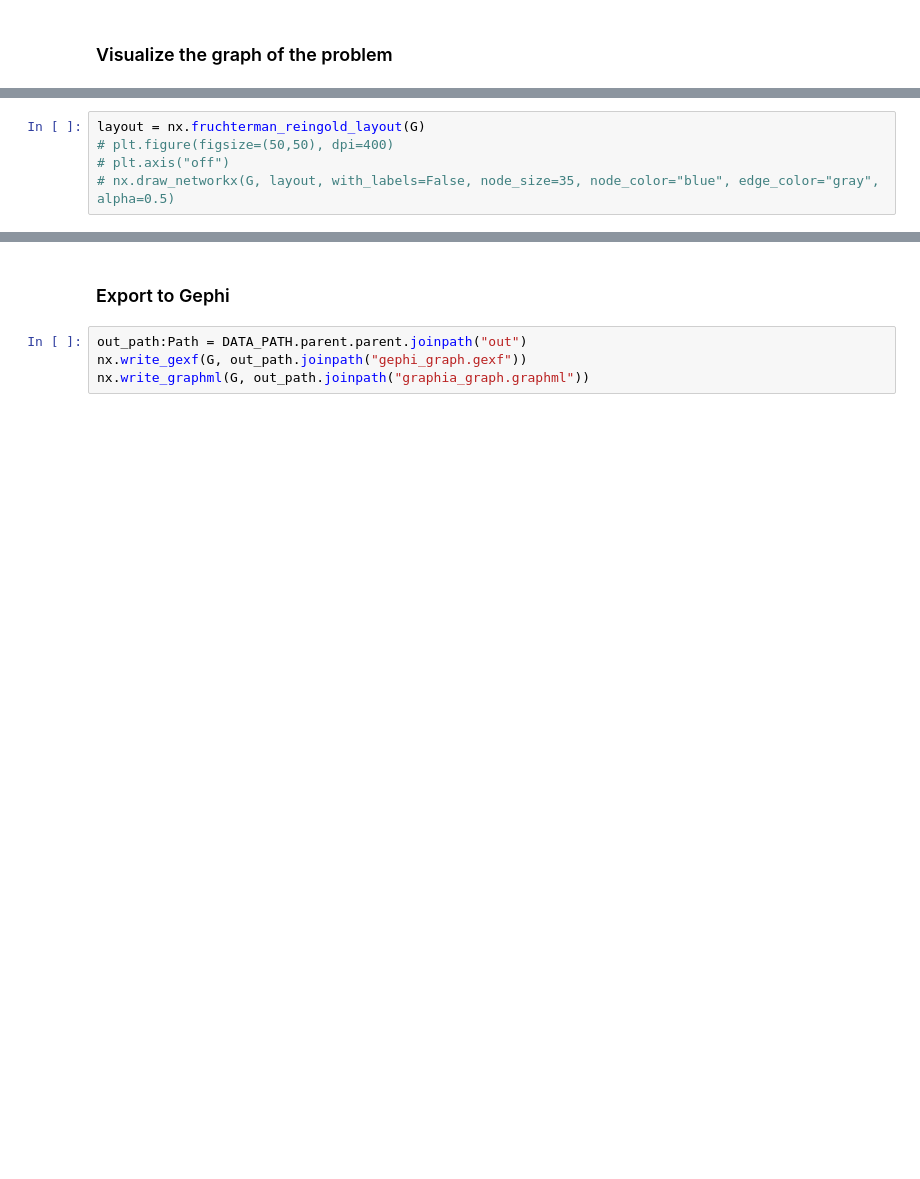
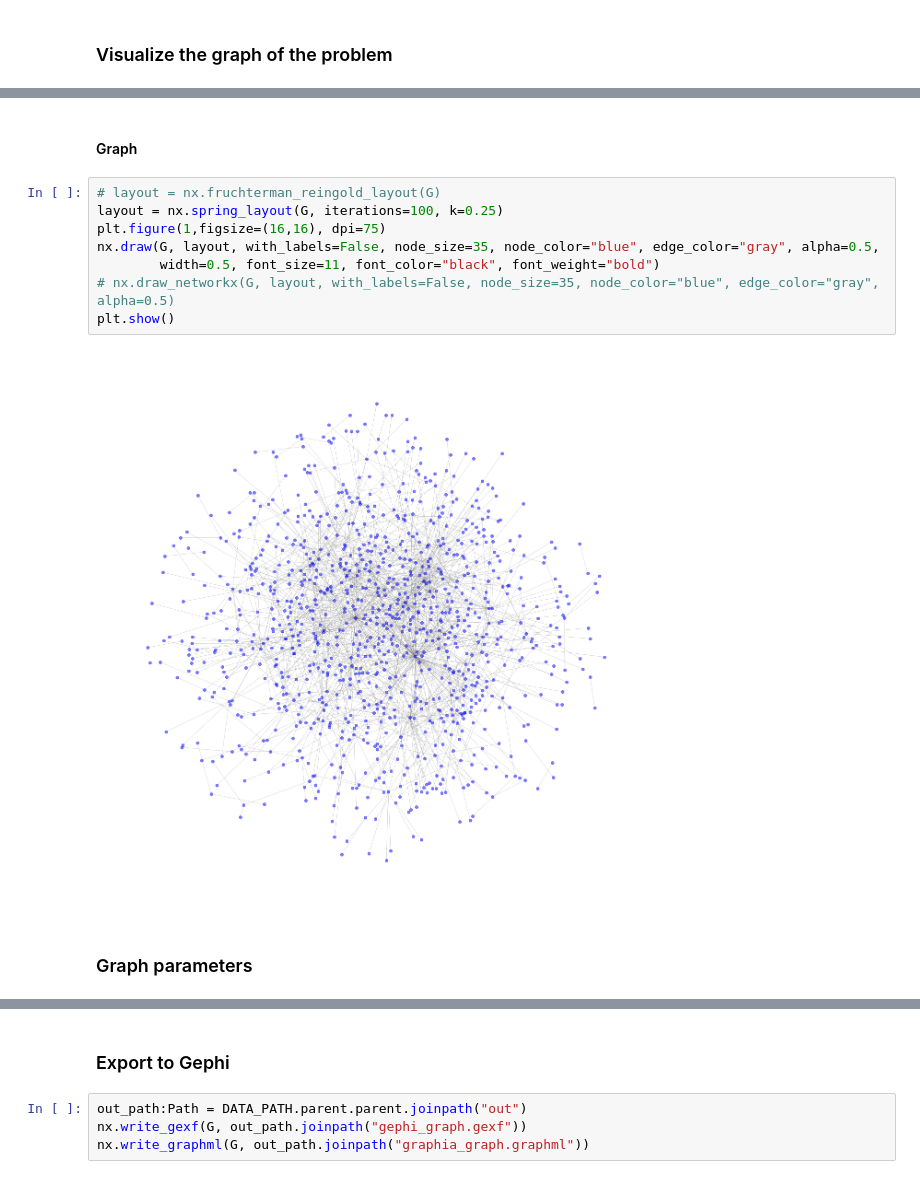
Before and after one commit to Siponek/Network-Analysis-Al-Capone, a Jupyter notebook: src/project_nb.ipynb, the cells around one changed output, grey strips where cells are left out. Drawn from its saved outputs; the diff is of its cells as text; blank space fills up the shorter version.

```diff
--- a/src/project_nb.ipynb
+++ b/src/project_nb.ipynb
@@ -17,5 +47,14 @@ Using dataset from c:\Users\szink\Desktop\programming\NetworkAnalysis\assigment1
+# %% [markdown]
+#### Graph
 # %%
-layout = nx.fruchterman_reingold_layout(G)
-# plt.figure(figsize=(50,50), dpi=400)
-# plt.axis("off")
+# layout = nx.fruchterman_reingold_layout(G)
+layout = nx.spring_layout(G, iterations=100, k=0.25)
+plt.figure(1,figsize=(16,16), dpi=75)
+nx.draw(G, layout, with_labels=False, node_size=35, node_color="blue", edge_color="gray", alpha=0.5,
+        width=0.5, font_size=11, font_color="black", font_weight="bold")
 # nx.draw_networkx(G, layout, with_labels=False, node_size=35, node_color="blue", edge_color="gray", alpha=0.5)
+plt.show()
+# %% [output]
+[figure, added]
+# %% [markdown]
+### Graph parameters
```
Also changed, not shown: parts of 16 cells of this notebook.
